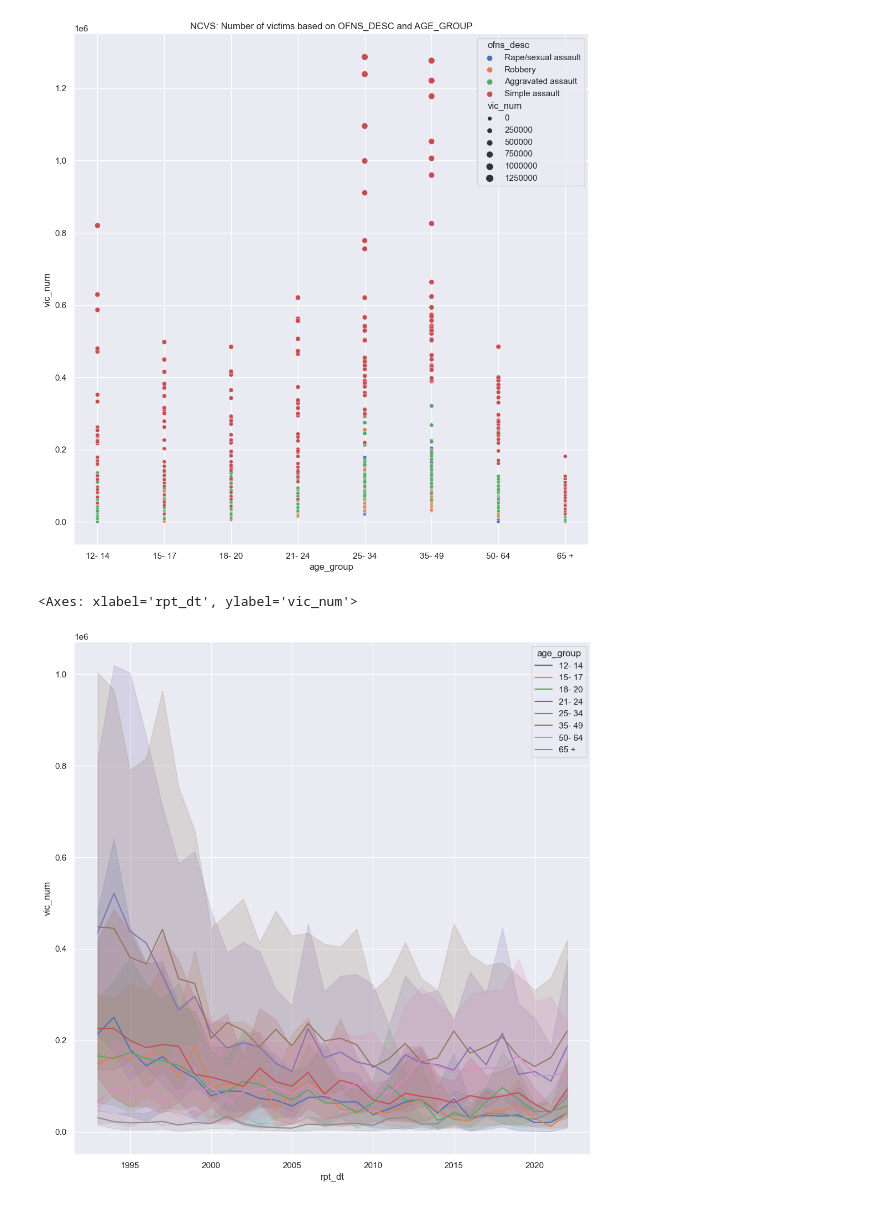
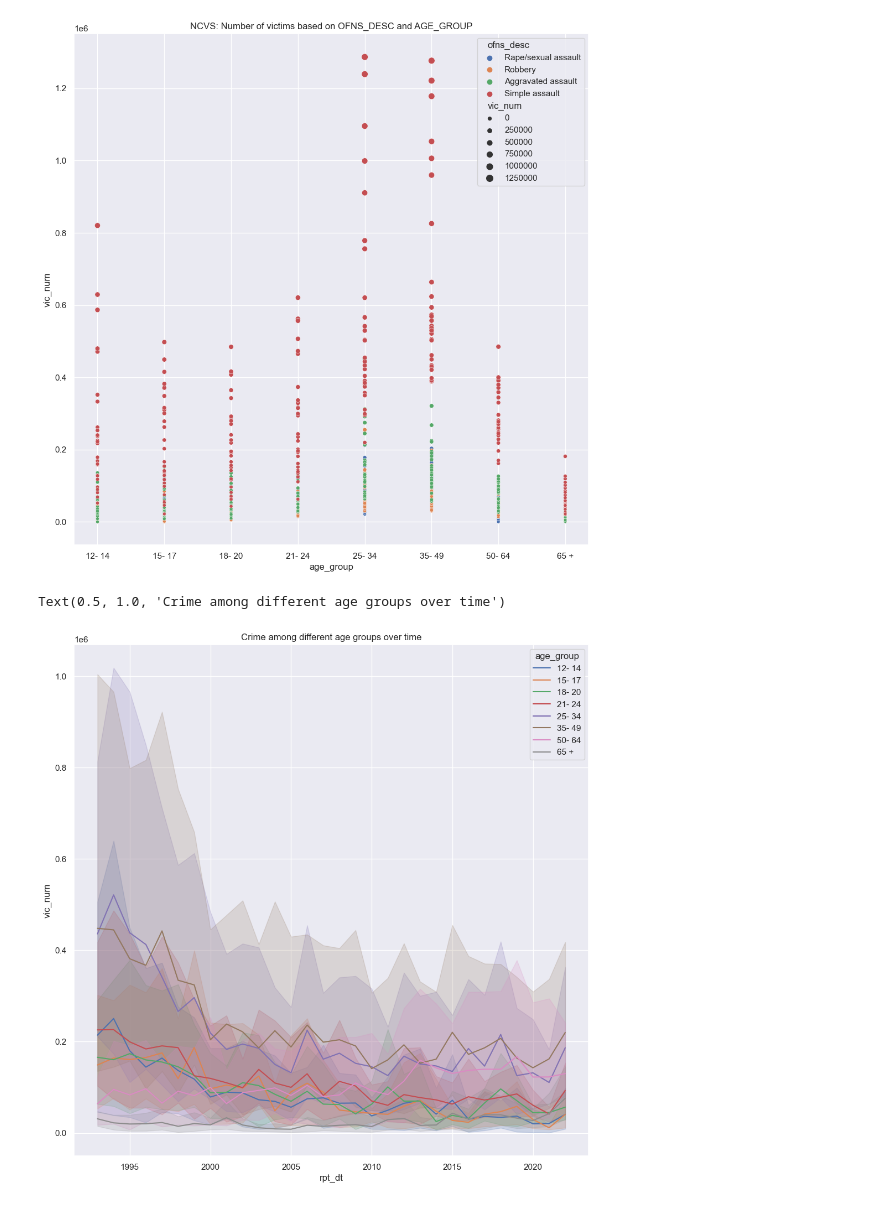
Before and after one commit to accoffin12/CrimeVictimAnalysis_Capstone, a Jupyter notebook: Crime Victim Data Exploration Analysis.ipynb, the cells around one changed output. Drawn from its saved outputs; the diff is of its cells as text; code cells hidden in the pictures.

```diff
--- a/Crime Victim Data Exploration Analysis.ipynb
+++ b/Crime Victim Data Exploration Analysis.ipynb
@@ -432,8 +430,10 @@ plt.title("NCVS: Number of victims based on OFNS_DESC and AGE_GROUP")
 # %% [output]
 Text(0.5, 1.0, 'NCVS: Number of victims based on OFNS_DESC and AGE_GROUP')
 [figure]
-# %%
-sns.lineplot(data=NCVS_AgeSeg, x='rpt_dt', y='vic_num', hue= 'age_group')
-# %% [output]
-<Axes: xlabel='rpt_dt', ylabel='vic_num'>
-[figure, removed]
+# %%
+# Creating a Line Graph to depict the trend of crime over time
+sns.lineplot(data=NCVS_AgeSeg, x='rpt_dt', y='vic_num', hue= 'age_group')
+plt.title("Crime among different age groups over time")
+# %% [output]
+Text(0.5, 1.0, 'Crime among different age groups over time')
+[figure, added]
```
Also changed, not shown: parts of 12 cells of this notebook, 2 other files.
